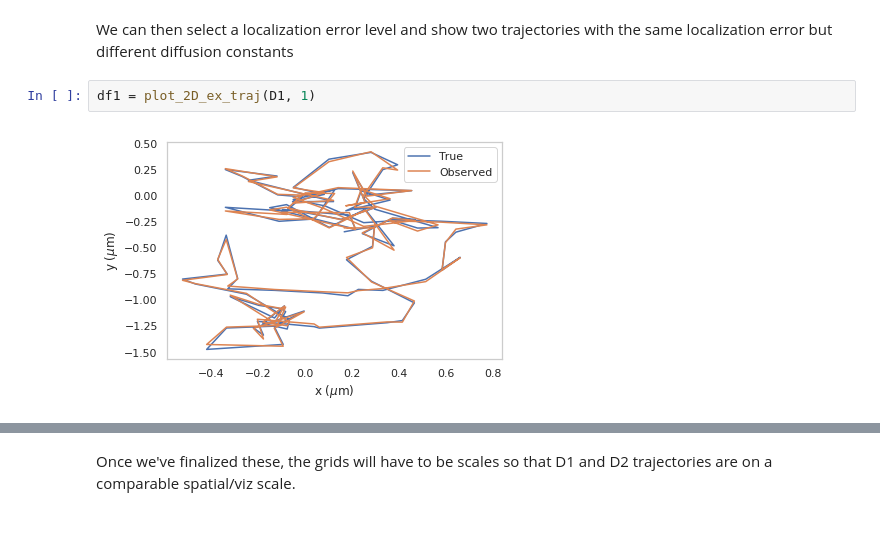
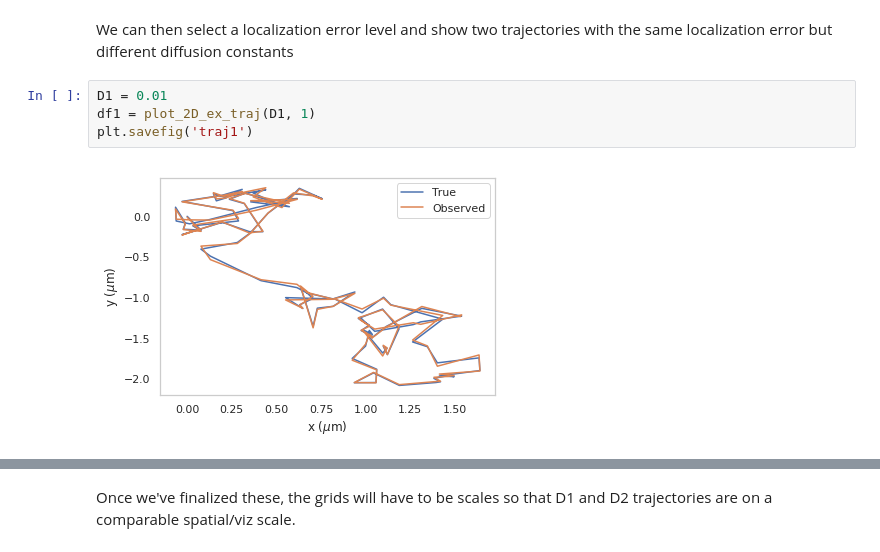
Before and after one commit to AllenCellModeling/diffusive_distinguishability, a Jupyter notebook: diffusive_distinguishability/figure_production.ipynb, the cells around one changed output, grey strips where cells are left out. Cells and saved outputs as stored; diff of their text form.

```diff
--- a/diffusive_distinguishability/figure_production.ipynb
+++ b/diffusive_distinguishability/figure_production.ipynb
@@ -121,9 +102,11 @@ axs[2].invert_yaxis()
 # %% [markdown]
 We can then select a localization error level and show two trajectories with the same localization error but different diffusion constants
-# %%
-df1 = plot_2D_ex_traj(D1, 1)
-# %% [output]
-[figure, removed]
+# %%
+D1 = 0.01
+df1 = plot_2D_ex_traj(D1, 1)
+plt.savefig('traj1')
+# %% [output]
+[figure, added]
 # %%
 D2 = 1.5*D1
 df2 = plot_2D_ex_traj(D2, 2)
```
Also changed, not shown: parts of 5 cells of this notebook.
